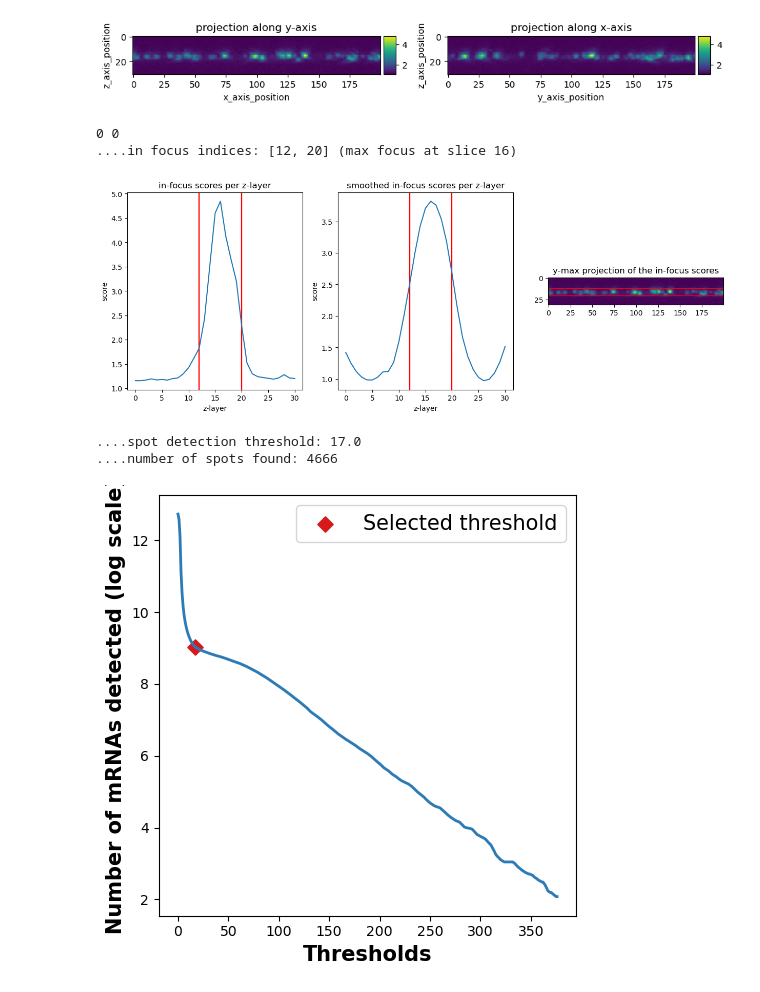
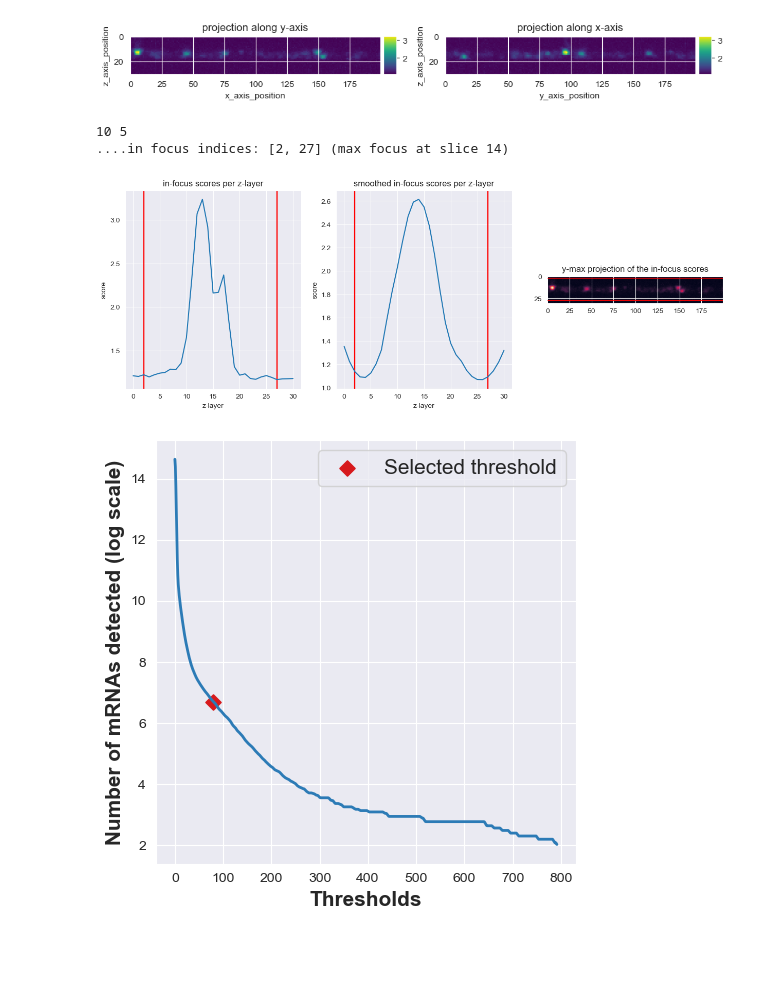
Before and after one commit to LaToyaVanderB/Ecoli_smFISH, a Jupyter notebook: src/detect-spots.ipynb, the cells around one changed output. Drawn from its saved outputs; the diff is of its cells as text; code cells hidden in the pictures; blank space fills up the shorter version.

```diff
--- a/src/detect-spots.ipynb
+++ b/src/detect-spots.ipynb
@@ -104,11 +106,11 @@ def show_boundaries(projected_focus, projected_focus_smoothed, ifx_1, ifx_2):
 
     return fig
 # %%
-configfile = '/Users/adele/PycharmProjects/Ecoli_smFISH/tests/output-seg_ok/config.json'
+configfile = '/Users/adele/PycharmProjects/Ecoli_smFISH/tests/output/config.json'
 with open(configfile, 'r') as f:
     config = json.load(f)
 # %%
-imgfile = '/Users/adele/PycharmProjects/Ecoli_smFISH/tests/output-seg_ok/MG1655_GLU_OD_0.3_left_02/img.json'
+imgfile = '/Users/adele/PycharmProjects/Ecoli_smFISH/tests/output/MG1655_GLU_OD_0.3_left_02/img.json'
 with open(imgfile, 'r') as f:
     img = json.load(f)
 img
@@ -140,7 +142,7 @@ detection_threshold = None  # set to None for automatic determination by bigFISH
 # detection threshold is usually optimised manually and might need to be set differently per channel
 # %%
 # load image data
-mrna = 'rpoD'
+mrna = 'hipBA'
 mrna_data = io.imread(img[mrna]['rnafile'])
 cell_mask_data = io.imread(img['cellmaskfile'])
 # %%
@@ -191,11 +193,13 @@ ax[1].set_title('projection along x-axis')
 plt.tight_layout()
 plt.show()
 # %% [output]
-[figure, old version]
+[figure, new version]
 # %%
 projected_focus = np.max(focus, axis=(1, 2))
 projected_focus_smoothed = savgol_filter(projected_focus, 15, 2, 0)
-ifx_1, ifx_2 = find_in_focus_indices(projected_focus_smoothed, adjustment_bottom=0, adjustment_top=0)
+# ifx_1, ifx_2 = find_in_focus_indices(projected_focus_smoothed, adjustment_bottom=0, adjustment_top=0)
+ifx_1, ifx_2 = find_in_focus_indices(projected_focus_smoothed)
+
 ifx_1 = max(ifx_1, 0)
 ifx_2 = min(ifx_2, mrna_data.shape[0])
 img[mrna]["z_max_focus"] = int(np.argmax(projected_focus_smoothed))
@@ -206,10 +210,10 @@ if ifx_1 < 0 or ifx_2 > mrna_data.shape[0]:
     print(f'....warning: max focus is too close to highest or lowest slice')
 print(f'....in focus indices: [{ifx_1}, {ifx_2}] (max focus at slice {img[mrna]["z_max_focus"]})')
 # %% [output]
-0 0
-....in focus indices: [12, 20] (max focus at slice 16)
+10 5
+....in focus indices: [2, 27] (max focus at slice 14)
 # %%
 fig = show_boundaries(projected_focus, projected_focus_smoothed, ifx_1, ifx_2)
 plt.show()
 # %% [output]
-[figure, old version]
+[figure, new version]
@@ -222,41 +227,11 @@ viewer = napari.Viewer()
 # here we add our image to the napari viewer, whilst also converting the pixel size to the nm scale
 viewer.add_image(mrna_data, name='RNA channel', colormap='magenta', scale=scale)
 viewer.add_image(mrna_filtered, name='filt RNA channel', scale=scale)
-# %%
-detection_threshold = None
-mrna_filtered_selected = mrna_filtered[ifx_1:ifx_2, ...]
-spots, threshold = detect_spots(
-    mrna_filtered_selected,
-    threshold=detection_threshold,
-    voxel_size=scale,
-    spot_radius=spot_radius,
-    return_threshold=True
-)
-
-filtered_padded_intensities = np.concatenate((np.zeros([ifx_1, mrna_data.shape[1], mrna_data.shape[2]]), mrna_filtered_selected, np.zeros([mrna_data.shape[0]- ifx_2, mrna_data.shape[1], mrna_data.shape[2]])), axis=0)
-
-# restore z-level
-spots[:, 0] = spots[:, 0] + ifx_1
-
-# adjustable out-of focus filtering
-spots = spots[spots[:, 0] > ifx_1 + 0]
-spot_intensities = np.resize(np.array([mrna_data[s[0], s[1], s[2]] for s in spots]), (len(spots), 1))
-filtered_spot_intensities = np.resize(np.array([filtered_padded_intensities[s[0], s[1], s[2]] for s in spots]), (len(spots), 1))
-spots_with_intensities = np.concatenate((spots, spot_intensities, filtered_spot_intensities), axis=1)
-
-img[mrna]['spot_detection threshold'] = threshold
-img[mrna]['number_of_spots'] = len(spots)
-print(f'....spot detection threshold: {threshold}')
-print(f'....number of spots found: {len(spots)}')
-img[mrna]['spotsfile_latest'] = os.path.join(config['outputdir'], img['stem'], f'{mrna}_spots_thr={threshold}_ifx1={ifx_1}_ifx2={ifx_2}.npy')
-np.save(img[mrna]['spotsfile_latest'], spots)
-# %% [output]
-....spot detection threshold: 17.0
-....number of spots found: 4666
 # %%
+spot_radius = (880, 120, 120)
 plot.plot_elbow(
     images=mrna_filtered[ifx_1:ifx_2, ...],
     voxel_size=scale,
-    spot_radius=spot_radius)
+    spot_radius=spot_radius)#
 # %% [output]
-[figure, old version]
+[figure, new version]
```
Also changed, not shown: parts of 26 cells of this notebook, 9 other files.
